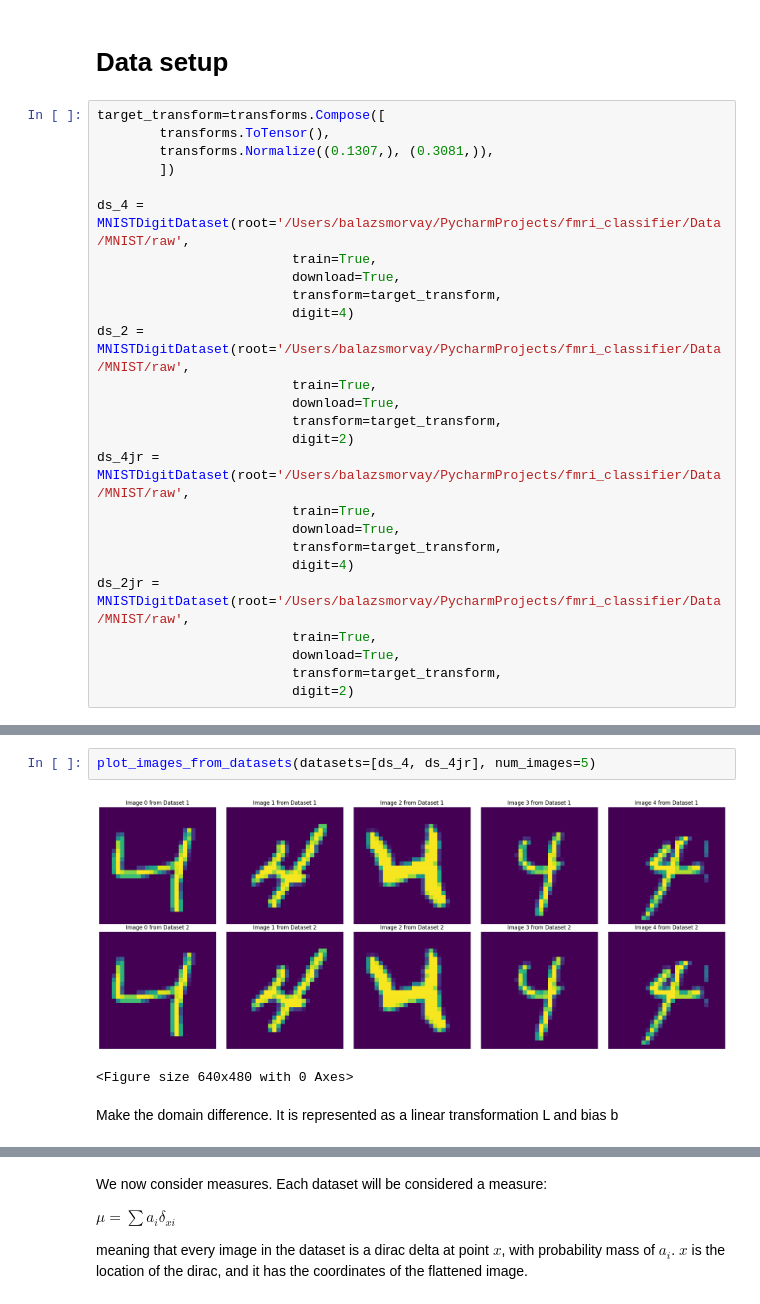
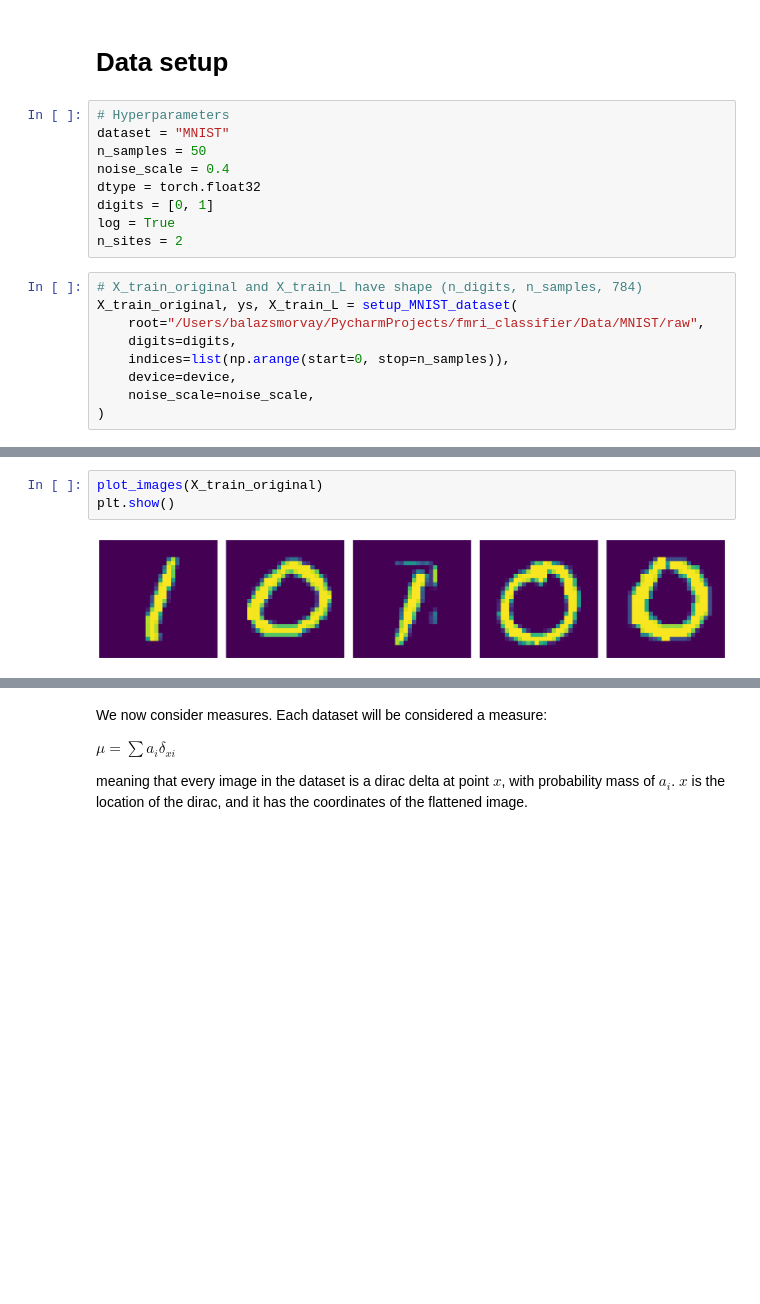
Before and after one commit to balazsmorv/fmri_classifier, a Jupyter notebook: MNIST-WBT/mnist-wbt.ipynb, the cells around one changed output, grey strips where cells are left out. Drawn from its saved outputs; the diff is of its cells as text; blank space fills up the shorter version.

```diff
--- a/MNIST-WBT/mnist-wbt.ipynb
+++ b/MNIST-WBT/mnist-wbt.ipynb
@@ -22,29 +24,21 @@ Using device: cpu
 %autoreload 2
 # %% [markdown]
 # Data setup
+# %%
+# Hyperparameters
+dataset = "MNIST"
+n_samples = 50
+noise_scale = 0.4
+dtype = torch.float32
+digits = [0, 1]
+log = True
+n_sites = 2
 # %%
-target_transform=transforms.Compose([
-        transforms.ToTensor(),
-        transforms.Normalize((0.1307,), (0.3081,)),
-        ])
-
-ds_4 = MNISTDigitDataset(root='/Users/balazsmorvay/PycharmProjects/fmri_classifier/Data/MNIST/raw',
-                         train=True,
-                         download=True,
-                         transform=target_transform,
-                         digit=4)
-ds_2 = MNISTDigitDataset(root='/Users/balazsmorvay/PycharmProjects/fmri_classifier/Data/MNIST/raw',
-                         train=True,
-                         download=True,
-                         transform=target_transform,
-                         digit=2)
-ds_4jr = MNISTDigitDataset(root='/Users/balazsmorvay/PycharmProjects/fmri_classifier/Data/MNIST/raw',
-                         train=True,
-                         download=True,
-                         transform=target_transform,
-                         digit=4)
-ds_2jr = MNISTDigitDataset(root='/Users/balazsmorvay/PycharmProjects/fmri_classifier/Data/MNIST/raw',
-                         train=True,
-                         download=True,
-                         transform=target_transform,
-                         digit=2)
+# X_train_original and X_train_L have shape (n_digits, n_samples, 784)
+X_train_original, ys, X_train_L = setup_MNIST_dataset(
+    root="/Users/balazsmorvay/PycharmProjects/fmri_classifier/Data/MNIST/raw",
+    digits=digits,
+    indices=list(np.arange(start=0, stop=n_samples)),
+    device=device,
+    noise_scale=noise_scale,
+)
@@ -60,7 +45,5 @@ X_4jr = np.array(ds_4jr.__getitem__(indices)[0])
 # %%
-plot_images_from_datasets(datasets=[ds_4, ds_4jr], num_images=5)
+plot_images(X_train_original)
+plt.show()
 # %% [output]
-[figure, old version]
+[figure, new version]
-<Figure size 640x480 with 0 Axes>
-# %% [markdown]
-Make the domain difference. It is represented as a linear transformation L and bias b
```
Also changed, not shown: parts of 30 cells of this notebook, 5 other files.
